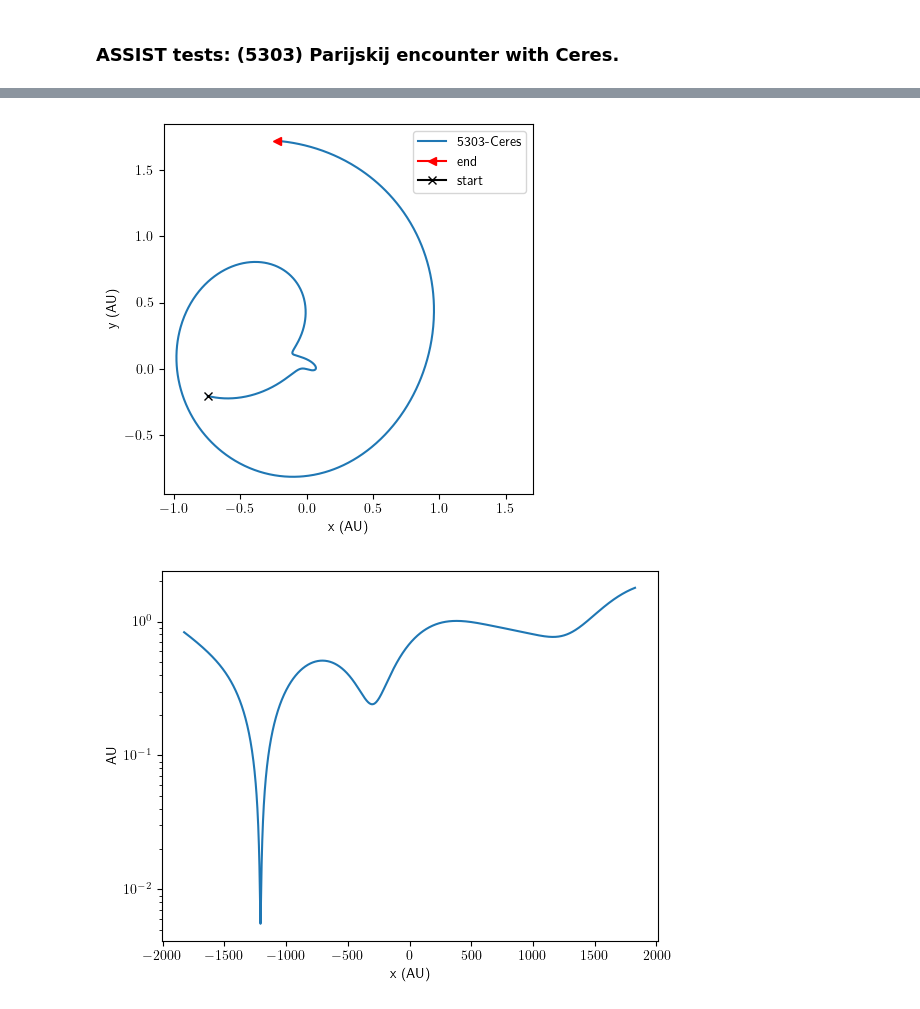
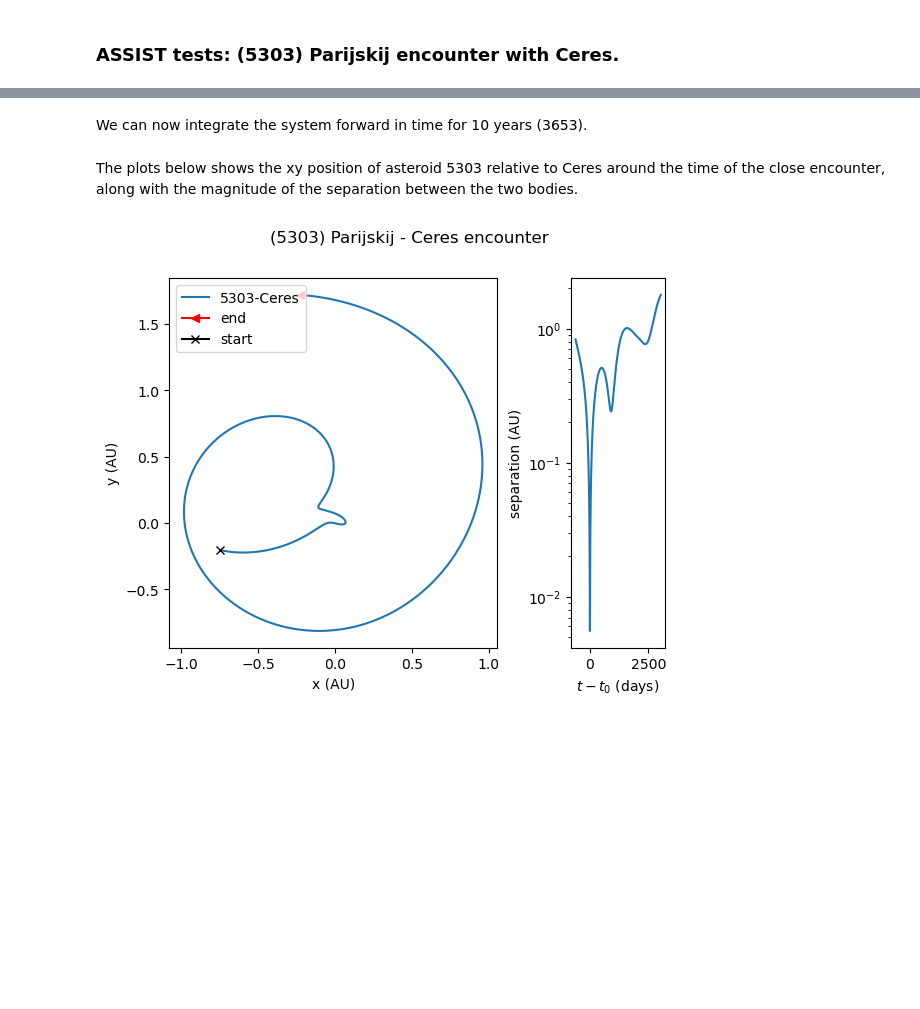
Before and after one commit to matthewholman/assist, a Jupyter notebook: jupyter_examples/5303_Ceres.ipynb, the cells around one changed output, grey strips where cells are left out. Cells and saved outputs as stored; diff of their text form; code cells hidden in the pictures; blank space fills up the shorter version.

Commit message:
Updated the 5303-Ceres encounter example notebook.

```diff
--- a/jupyter_examples/5303_Ceres.ipynb
+++ b/jupyter_examples/5303_Ceres.ipynb
@@ -108,0 +26,2 @@ ceres = np.array(ceres)
+# %%
+ephem = assist.Ephem("../data/linux_p1550p2650.440", "../data/sb441-n16.bsp")
@@ -109,20 +43,44 @@ ceres = np.array(ceres)
+# %%
+extras = assist.Extras(sim, ephem)
+# %% [markdown]
+We can now integrate the system forward in time for 10 years (3653).
+# %%
+t_final = 2449718.5 + 3653.0 - ephem.jd_ref
+N_samples = 3653
+times = np.linspace(t_initial, t_final, N_samples, endpoint=True)
+
+ast_5303 = np.zeros((N_samples, 3))
+ceres = np.zeros((N_samples, 3))
+
+for i, t in enumerate(times):
+    extras.integrate_or_interpolate(t)
+    ast_5303[i] = sim.particles[0].xyz
+    ceres[i] = ephem.get_particle("ceres", t).xyz
+# %% [markdown]
+The plots below shows the xy position of asteroid 5303 relative to Ceres around the time of the close encounter, along with the magnitude of the separation between the two bodies.
+# %%
+closest_index = np.argmin(np.linalg.norm(ast_5303[:,0:3]-ceres, axis=1))
+dist_closest = np.linalg.norm(ast_5303[:,0:3]-ceres, axis=1)[closest_index]
+t_closest = ephem.jd_ref+times[closest_index]
 # %%
-plt.plot(states[:,0,0]-ceres[:,0], states[:,0,1]-ceres[:,1], label='5303-Ceres')
-#plt.plot(ceres[:,0], ceres[:,1], label='Ceres', c='blue')
-plt.plot(states[-1,0,0]-ceres[-1,0], states[-1,0,1]-ceres[-1,1], c='red', marker='<', label='end')
-plt.plot(states[0,0,0]-ceres[0,0], states[0,0,1]-ceres[0,1], c='black', marker='x', label='start')
-plt.axis('square')
-plt.legend()
-plt.xlabel('x (AU)')
-plt.ylabel('y (AU)')
-plt.savefig('5303-Ceres.pdf')
+fig, axs = plt.subplots(1, 2, gridspec_kw={'width_ratios': [3.5, 1]})
+fig.suptitle('(5303) Parijskij - Ceres encounter')
+
+plt.subplots_adjust(wspace=0.35)
+#fig.tight_layout()
+
+axs[0].plot(ast_5303[:,0]-ceres[:,0], ast_5303[:,1]-ceres[:,1], label='5303-Ceres')
+axs[0].plot(ast_5303[-1,0]-ceres[-1,0], ast_5303[-1,1]-ceres[-1,1], c='red', marker='<', label='end')
+axs[0].plot(ast_5303[0,0]-ceres[0,0], ast_5303[0,1]-ceres[0,1], c='black', marker='x', label='start')
+axs[0].legend()
+axs[0].set_xlabel('x (AU)')
+axs[0].set_ylabel('y (AU)')
+
+axs[1].plot(times-times[closest_index], np.linalg.norm(ast_5303[:,0:3]-ceres, axis=1))
+axs[1].set_yscale('log')
+axs[1].set_xlabel('$t-t_{0}$ (days)')
+axs[1].set_ylabel('separation (AU)')
+
+plt.savefig('5303_Ceres_2panel.pdf')
 # %% [output]
-[figure, old version]
+[figure, new version]
-# %%
-plt.plot(times, np.linalg.norm(states[:,0,0:3]-ceres, axis=1))
-plt.yscale('log')
-plt.xlabel('x (AU)')
-plt.ylabel('AU')
-plt.savefig('5303-Ceres.pdf')
-# %% [output]
-[figure, removed]
```
Also changed, not shown: parts of 15 cells of this notebook, 5 other files.
